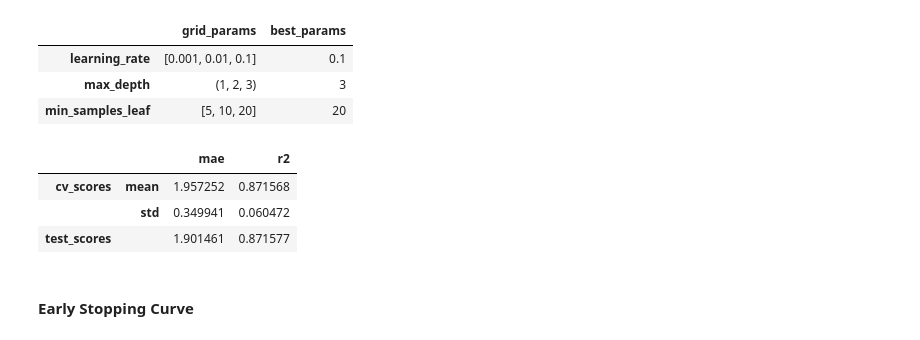
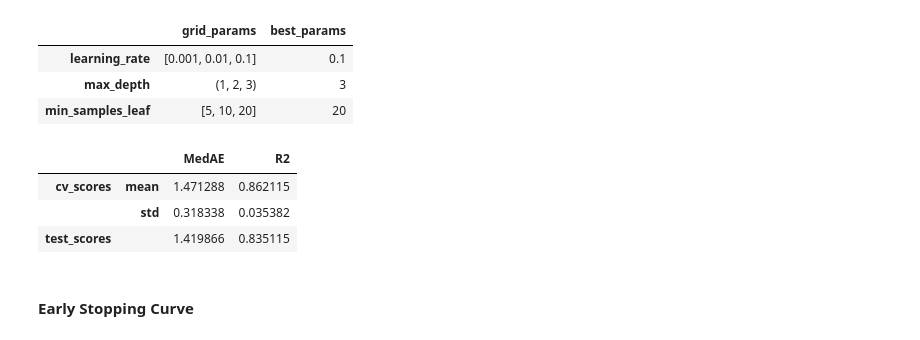
Before and after one commit to garudapaksi-yusuf/Auto_MPG_Prediction, a Jupyter notebook: notebook/notebook.ipynb, the cells around one changed output. Cells and saved outputs as stored; diff of their text form; code cells hidden in the pictures.

Commit message:
update modeling pipeline

```diff
--- a/notebook/notebook.ipynb
+++ b/notebook/notebook.ipynb
@@ -741,5 +740,19 @@ In the early modeling phase, various machine learning techniques are applied to
 # %%
 def feature_target_split(dataset, random_state, column_target="mpg"):
+    """Splits a dataset into features and target variables for training and testing.
+
+    Args:
+        dataset (pd.DataFrame or similar): The input dataset containing features and the target variable.
+        random_state (int): The seed used by the random number generator for reproducibility.
+        column_target (str, optional): The name of the target variable column. Defaults to "mpg".
+
+    Returns:
+        tuple: A tuple containing:
+            - X_train (pd.DataFrame): The training set features.
+            - X_test (pd.DataFrame): The testing set features.
+            - y_train (pd.Series): The training set target variable.
+            - y_test (pd.Series): The testing set target variable.
+    """
     X = pd.DataFrame(dataset).drop(columns=column_target)
     y = pd.Series(dataset[column_target])
     X_train, X_test, y_train, y_test = train_test_split(X, y, random_state=random_state)
@@ -820,11 +872,0 @@ def modeling_pipeline(
-# %%
-learning_rate=0.1
-max_depth=None
-min_samples_leaf=20
-
-estimator = modeling_pipeline(
-    learning_rate,
-    max_depth,
-    min_samples_leaf
-)
-estimator
@@ -868,8 +906,8 @@ single variable.
 # %%
 # generate scorer from defined loss function
 scoring = {
-    "neg_mae": make_scorer(mean_absolute_error, greater_is_better=False),
-    "r2": make_scorer(r2_score)
+    "MedAE": make_scorer(median_absolute_error, greater_is_better=False),
+    "R2": make_scorer(r2_score)
 }
 # %%
 # setup cross-validation methods
@@ -881,7 +919,7 @@ inner_cv, outer_cv = KFold(n_splits_inner, **kwargs), KFold(n_splits_outer, **kw
 # %%
 # perform hyperparameter search over nested cross-validation procedure
 n_jobs = -1
-metric_optimized = "neg_mae"
+metric_optimized = "MedAE"
 search = GridSearchCV(
     estimator,
     param_grid=param_grid,
@@ -935,39 +972,39 @@ pd.concat([df_params, df_cv_params]).transpose()
 # %%
 # cross-validated scores from outer_cv
 cv_scores = cross_validate(
     search.best_estimator_, X_train, y_train,
     scoring=scoring,
     cv=outer_cv,
     n_jobs=-1,
 )
 df_cv = pd.DataFrame({
-    "mae": [abs(np.mean(cv_scores["test_neg_mae"])), np.std(cv_scores["test_neg_mae"])],
-    "r2": [np.mean(cv_scores["test_r2"]), np.std(cv_scores["test_r2"])]
+    "MedAE": [abs(np.mean(cv_scores["test_MedAE"])), np.std(cv_scores["test_MedAE"])],
+    "R2": [np.mean(cv_scores["test_R2"]), np.std(cv_scores["test_R2"])]
 }, index=["mean", "std"])
 
 # test scores from best estimator fitted on train set
 y_pred = pd.Series(
     search.best_estimator_.predict(X_test),
     index=y_test.index,
     name="mpg_pred"
 )
 df_pred = pd.DataFrame({
-    "mae": [mean_absolute_error(y_test, y_pred)],
-    "r2": [r2_score(y_test, y_pred)]
+    "MedAE": [median_absolute_error(y_test, y_pred)],
+    "R2": [r2_score(y_test, y_pred)]
 })
 
 multiindex_tuples = [
     ('cv_scores', 'mean'),
     ('cv_scores', 'std'),
     ('test_scores', '')
 ]
 multiindex = pd.MultiIndex.from_tuples(multiindex_tuples)
 pd.concat([df_cv, df_pred]).set_index(multiindex)
 # %% [output]
-|  |  | mae | r2 |
-| cv_scores | mean | 1.957252 | 0.871568 |
-|  | std | 0.349941 | 0.060472 |
-| test_scores |  | 1.901461 | 0.871577 |
+|  |  | MedAE | R2 |
+| cv_scores | mean | 1.471288 | 0.862115 |
+|  | std | 0.318338 | 0.035382 |
+| test_scores |  | 1.419866 | 0.835115 |
 # %% [markdown]
 #### Early Stopping Curve
 # %%
```
Also changed, not shown: parts of 29 cells of this notebook.
